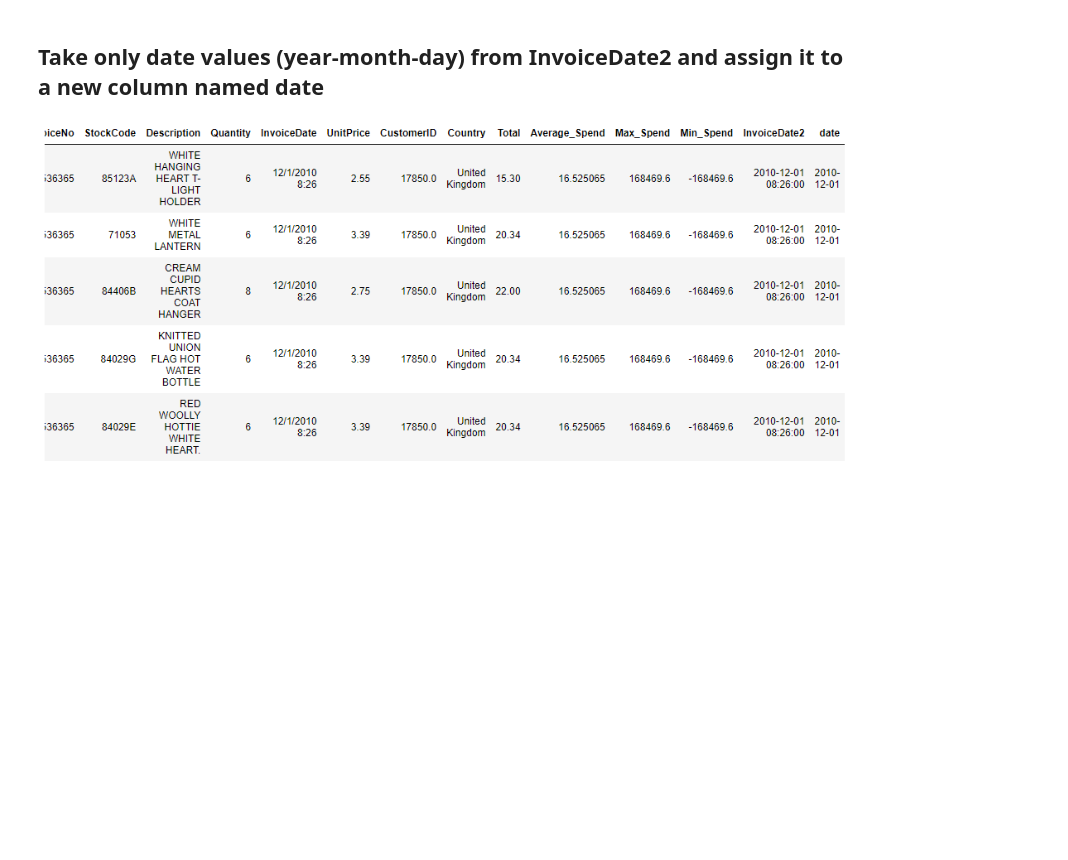
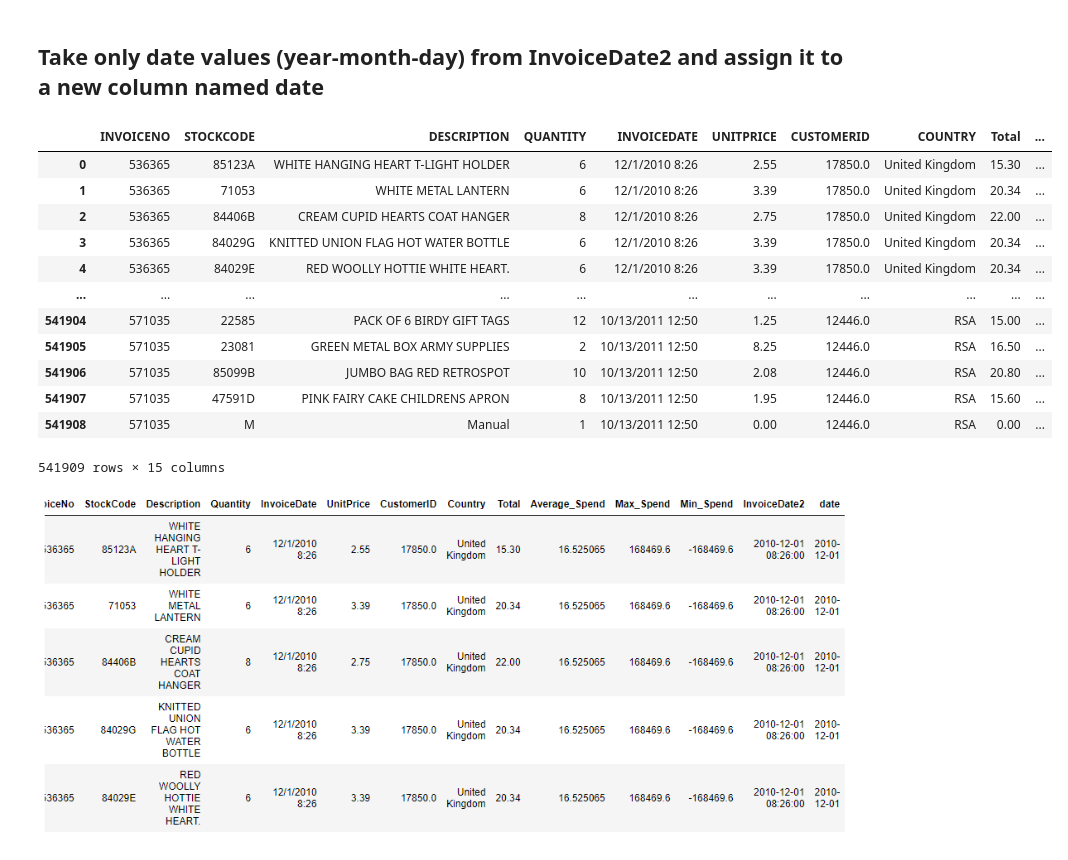
Before and after one commit to easgarli/datascience_bootcamp, a Jupyter notebook: pandas/Pandas_Assignment.ipynb, the cells around one changed output. Saved outputs shown, nothing was run; the diff lists cells and outputs as text; code cells hidden in the pictures; blank space fills up the shorter version.

```diff
--- a/pandas/Pandas_Assignment.ipynb
+++ b/pandas/Pandas_Assignment.ipynb
@@ -112,3 +469,6 @@ df
 ![image.png](attachment:image.png)
 # %% [markdown]
 ## Convert datatype of "InvoiceDate" to datetime and assign it to new column name "InvoiceDate2"
+# %%
+df["InvoiceDate2"] = pd.to_datetime(df["INVOICEDATE"])
+df.info()
@@ -116,6 +494,23 @@ df
 ![image.png](attachment:image.png)
 # %% [markdown]
 ## Take only date values (year-month-day) from InvoiceDate2 and assign it to a new column named date
+# %%
+df["date"] = df["InvoiceDate2"].dt.date
+df
+# %% [output]
+|  | INVOICENO | STOCKCODE | DESCRIPTION | QUANTITY | INVOICEDATE | UNITPRICE | CUSTOMERID | COUNTRY | Total | ... |
+| 0 | 536365 | 85123A | WHITE HANGING HEART T-LIGHT HOLDER | 6 | 12/1/2010 8:26 | 2.55 | 17850.0 | United Kingdom | 15.30 | ... |
+| 1 | 536365 | 71053 | WHITE METAL LANTERN | 6 | 12/1/2010 8:26 | 3.39 | 17850.0 | United Kingdom | 20.34 | ... |
+| 2 | 536365 | 84406B | CREAM CUPID HEARTS COAT HANGER | 8 | 12/1/2010 8:26 | 2.75 | 17850.0 | United Kingdom | 22.00 | ... |
+| 3 | 536365 | 84029G | KNITTED UNION FLAG HOT WATER BOTTLE | 6 | 12/1/2010 8:26 | 3.39 | 17850.0 | United Kingdom | 20.34 | ... |
+| 4 | 536365 | 84029E | RED WOOLLY HOTTIE WHITE HEART. | 6 | 12/1/2010 8:26 | 3.39 | 17850.0 | United Kingdom | 20.34 | ... |
+| ... | ... | ... | ... | ... | ... | ... | ... | ... | ... | ... |
+| 541904 | 571035 | 22585 | PACK OF 6 BIRDY GIFT TAGS | 12 | 10/13/2011 12:50 | 1.25 | 12446.0 | RSA | 15.00 | ... |
+| 541905 | 571035 | 23081 | GREEN METAL BOX ARMY SUPPLIES | 2 | 10/13/2011 12:50 | 8.25 | 12446.0 | RSA | 16.50 | ... |
+| 541906 | 571035 | 85099B | JUMBO BAG RED RETROSPOT | 10 | 10/13/2011 12:50 | 2.08 | 12446.0 | RSA | 20.80 | ... |
+| 541907 | 571035 | 47591D | PINK FAIRY CAKE CHILDRENS APRON | 8 | 10/13/2011 12:50 | 1.95 | 12446.0 | RSA | 15.60 | ... |
+| 541908 | 571035 | M | Manual | 1 | 10/13/2011 12:50 | 0.00 | 12446.0 | RSA | 0.00 | ... |
+541909 rows × 15 columns
 # %% [markdown]
 ![image.png](attachment:image.png)
 # %% [markdown]
```
Also changed, not shown: parts of 37 cells of this notebook, 8 other files.
